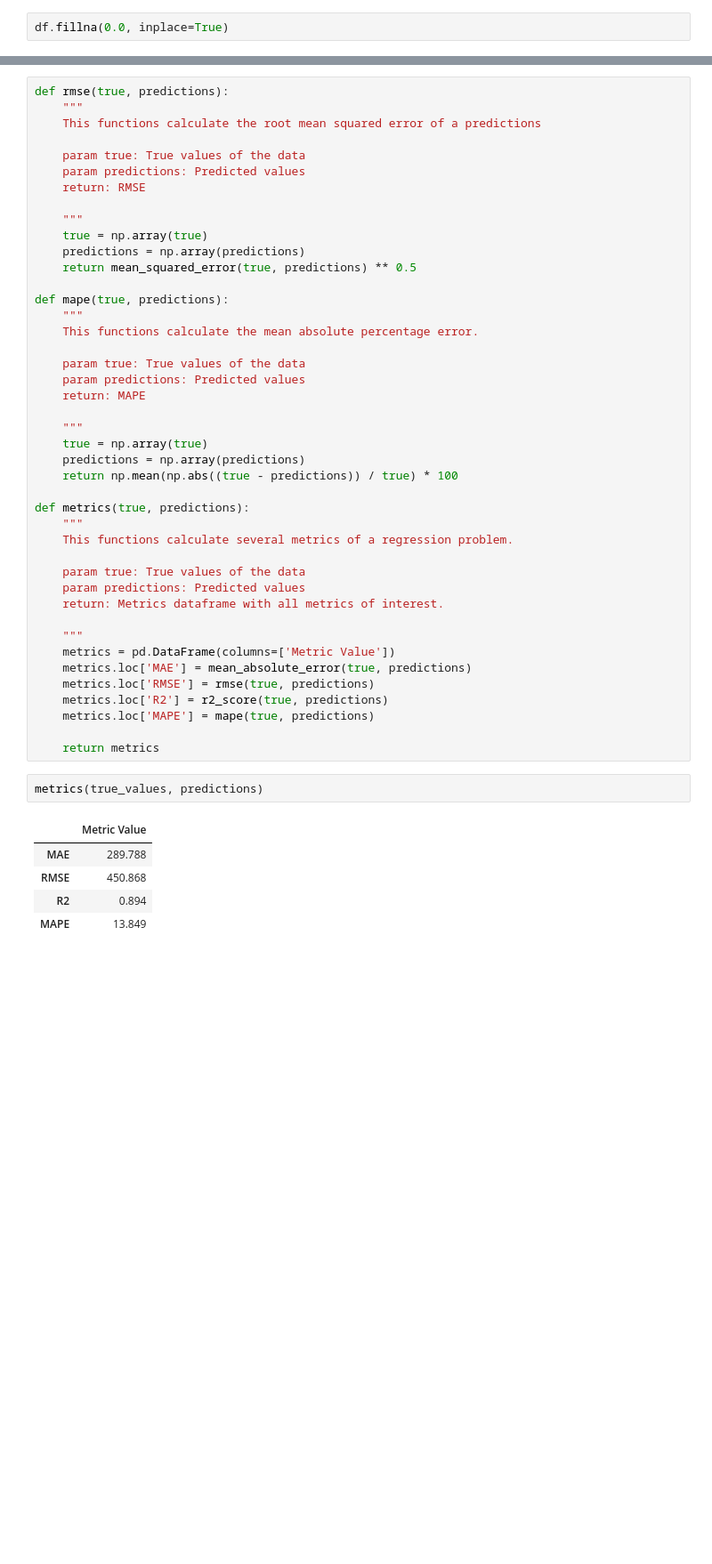
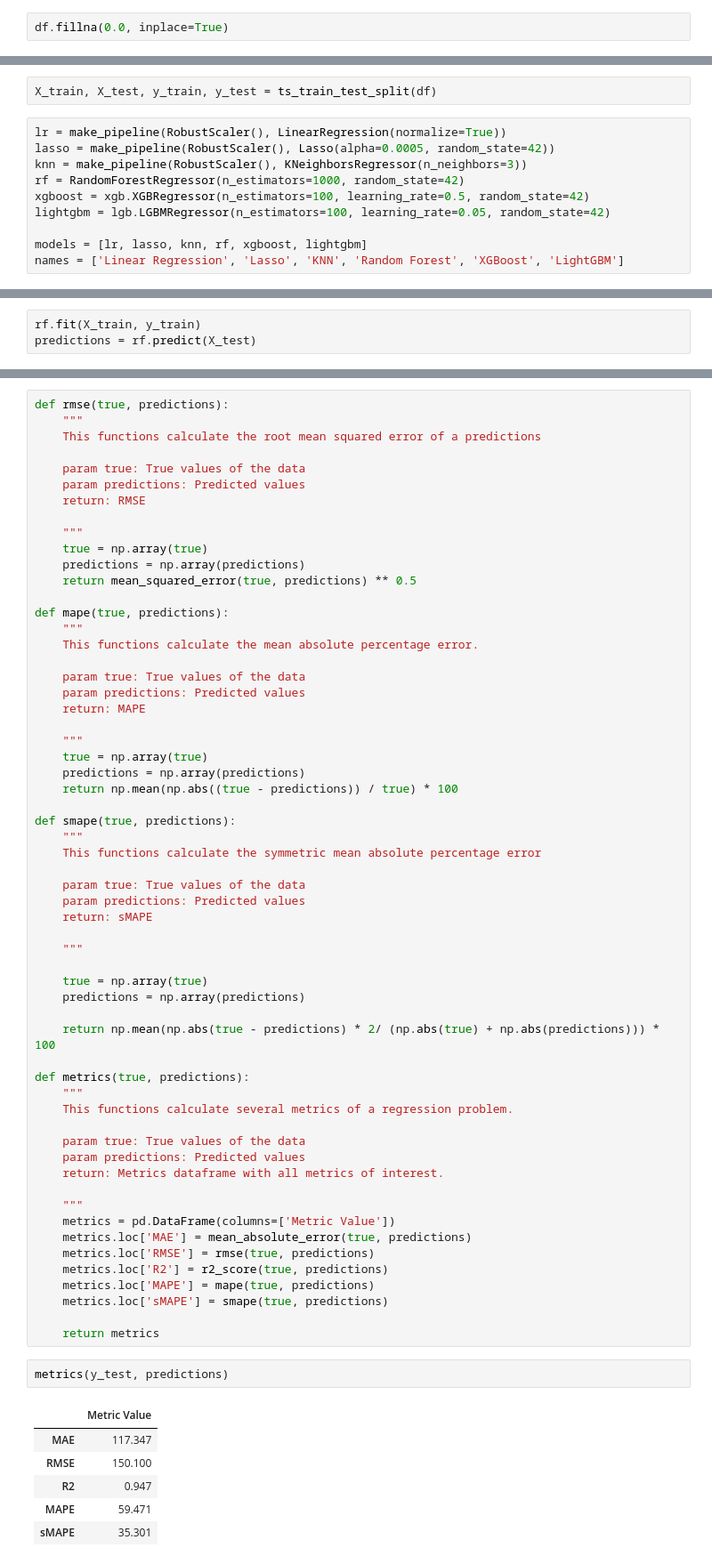
Before and after one commit to oliveirabruno92/Sales-Forecast, a Jupyter notebook: Analysis/Analysis.ipynb, the cells around one changed output, grey strips where cells are left out. Shown at 89% size. Drawn from its saved outputs; the diff is of its cells as text; blank space fills up the shorter version.

```diff
--- a/Analysis/Analysis.ipynb
+++ b/Analysis/Analysis.ipynb
@@ -676,0 +737,12 @@ plt.legend(['Test', 'Predictions']);
+# %%
+X_train, X_test, y_train, y_test = ts_train_test_split(df)
+# %%
+lr = make_pipeline(RobustScaler(), LinearRegression(normalize=True))
+lasso = make_pipeline(RobustScaler(), Lasso(alpha=0.0005, random_state=42))
+knn = make_pipeline(RobustScaler(), KNeighborsRegressor(n_neighbors=3))
+rf = RandomForestRegressor(n_estimators=1000, random_state=42)
+xgboost = xgb.XGBRegressor(n_estimators=100, learning_rate=0.5, random_state=42)
+lightgbm = lgb.LGBMRegressor(n_estimators=100, learning_rate=0.05, random_state=42)
+
+models = [lr, lasso, knn, rf, xgboost, lightgbm]
+names = ['Linear Regression', 'Lasso', 'KNN', 'Random Forest', 'XGBoost', 'LightGBM']
@@ -676,0 +786,3 @@ plt.legend(['Test', 'Predictions']);
+# %%
+rf.fit(X_train, y_train)
+predictions = rf.predict(X_test)
@@ -701,6 +823,21 @@ def mape(true, predictions):
     predictions = np.array(predictions)
     return np.mean(np.abs((true - predictions)) / true) * 100
 
+def smape(true, predictions):
+    """
+    This functions calculate the symmetric mean absolute percentage error
+
+    param true: True values of the data
+    param predictions: Predicted values
+    return: sMAPE
+
+    """
+
+    true = np.array(true)
+    predictions = np.array(predictions)
+
+    return np.mean(np.abs(true - predictions) * 2/ (np.abs(true) + np.abs(predictions))) * 100
+
 def metrics(true, predictions):
     """
     This functions calculate several metrics of a regression problem.
@@ -715,13 +852,15 @@ def metrics(true, predictions):
     metrics.loc['RMSE'] = rmse(true, predictions)
     metrics.loc['R2'] = r2_score(true, predictions)
     metrics.loc['MAPE'] = mape(true, predictions)
+    metrics.loc['sMAPE'] = smape(true, predictions)
 
     return metrics
 # %%
-metrics(true_values, predictions)
+metrics(y_test, predictions)
 # %% [output]
 |  | Metric Value |
-| MAE | 289.788 |
-| RMSE | 450.868 |
-| R2 | 0.894 |
-| MAPE | 13.849 |
+| MAE | 117.347 |
+| RMSE | 150.100 |
+| R2 | 0.947 |
+| MAPE | 59.471 |
+| sMAPE | 35.301 |
```
Also changed, not shown: parts of 61 cells of this notebook, 2 other files.
